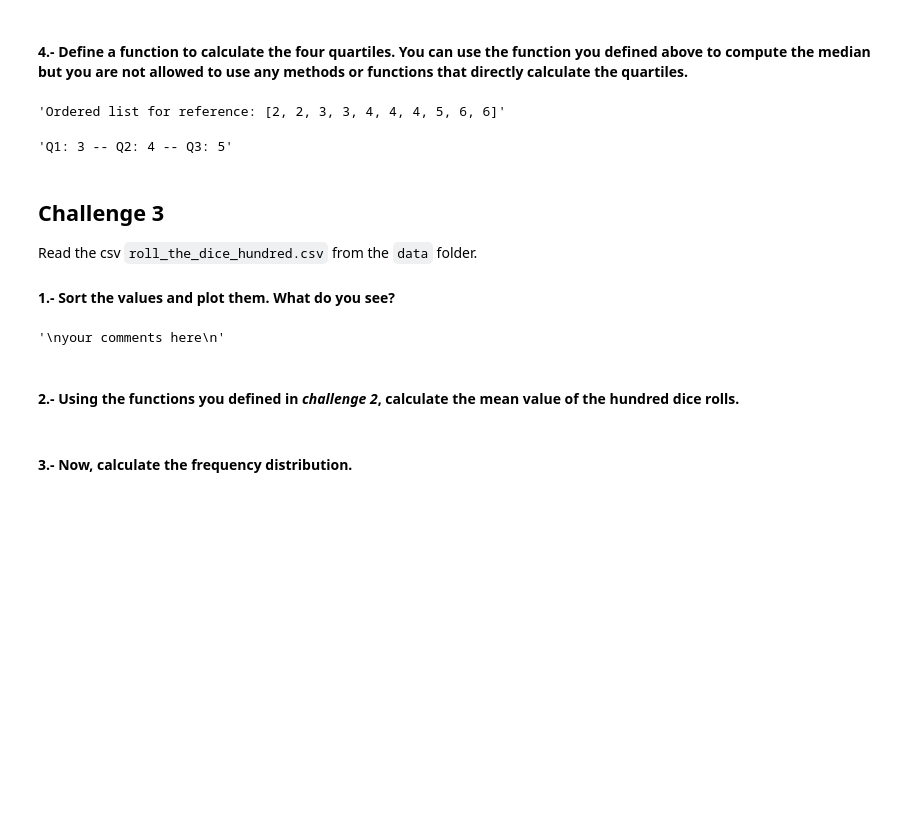
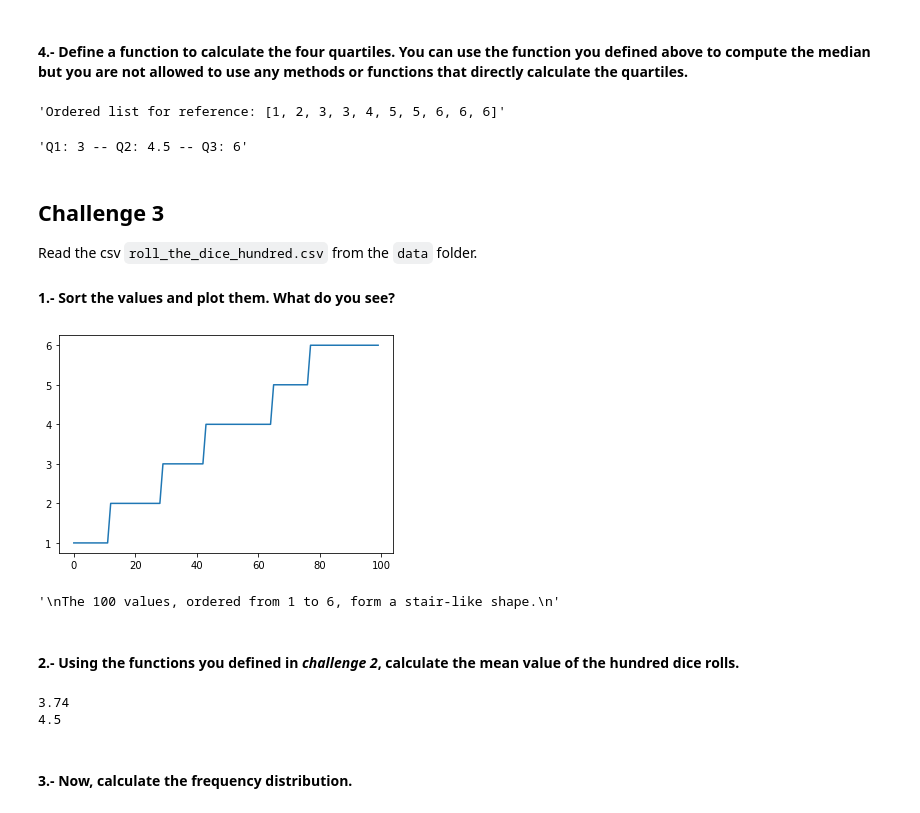
Before and after one commit to ta-data-lis/Descriptive-Stats, a Jupyter notebook: your-code/main.ipynb, the cells around one changed output. Cells and saved outputs as stored; diff of their text form; code cells hidden in the pictures; blank space fills up the shorter version.

```diff
--- a/your-code/main.ipynb
+++ b/your-code/main.ipynb
@@ -106,14 +106,14 @@ dicemedian(result10)
 # %%
 # your code here
 def diceq(df):
-    q1, q2, q3 = sort10[int(len(sort10)*0.25)], int(((sort10[int(len(sort10)*0.5)] + sort10[int(len(sort10)*0.5)+1])/2)), sort10[int(len(sort10)*0.75)]
+    q1, q2, q3 = sort10[int(len(sort10)*0.25)], ((sort10[int(len(sort10)*0.5)-1] + sort10[int(len(sort10)*0.5)])/2), sort10[int(len(sort10)*0.75)]
     return f'Q1: {q1} -- Q2: {q2} -- Q3: {q3}'
 
 display(f'Ordered list for reference: {sort10}')
 diceq(result10)
 # %% [output]
-'Ordered list for reference: [2, 2, 3, 3, 4, 4, 4, 5, 6, 6]'
+'Ordered list for reference: [1, 2, 3, 3, 4, 5, 5, 6, 6, 6]'
-'Q1: 3 -- Q2: 4 -- Q3: 5'
+'Q1: 3 -- Q2: 4.5 -- Q3: 6'
 # %% [markdown]
 ## Challenge 3
 Read the csv `roll_the_dice_hundred.csv` from the `data` folder.
@@ -123,13 +121,30 @@ Read the csv `roll_the_dice_hundred.csv` from the `data` folder.
-# %%
-"""
-your comments here
-"""
-# %% [output]
-'\nyour comments here\n'
+# %%
+# your code here
+dice100 = pd.read_csv(r'..\data\roll_the_dice_hundred.csv')
+dice100.drop('Unnamed: 0', axis=1, inplace=True)
+
+sort100 = list(dice100['value'])
+sort100.sort()
+
+plt.plot(sort100)
+plt.show()
+# %% [output]
+[figure, added]
+# %%
+"""
+The 100 values, ordered from 1 to 6, form a stair-like shape.
+"""
+# %% [output]
+'\nThe 100 values, ordered from 1 to 6, form a stair-like shape.\n'
 # %% [markdown]
 #### 2.- Using the functions you defined in *challenge 2*, calculate the mean value of the hundred dice rolls.
 # %%
 # your code here
+print(dicemean(dice100))
+print(dicemedian(dice100))
+# %% [output]
+3.74
+4.5
 # %% [markdown]
 #### 3.- Now, calculate the frequency distribution.
 # %%
```
Also changed, not shown: parts of 16 cells of this notebook.
